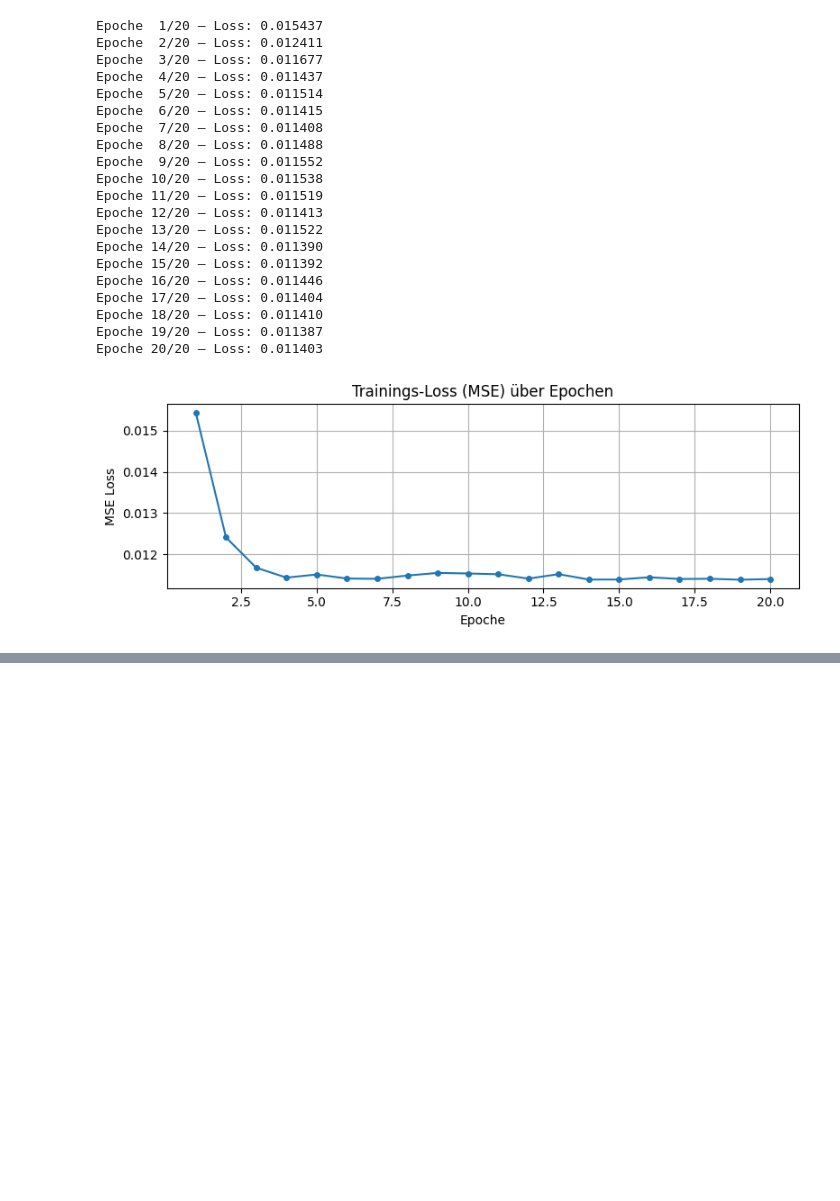
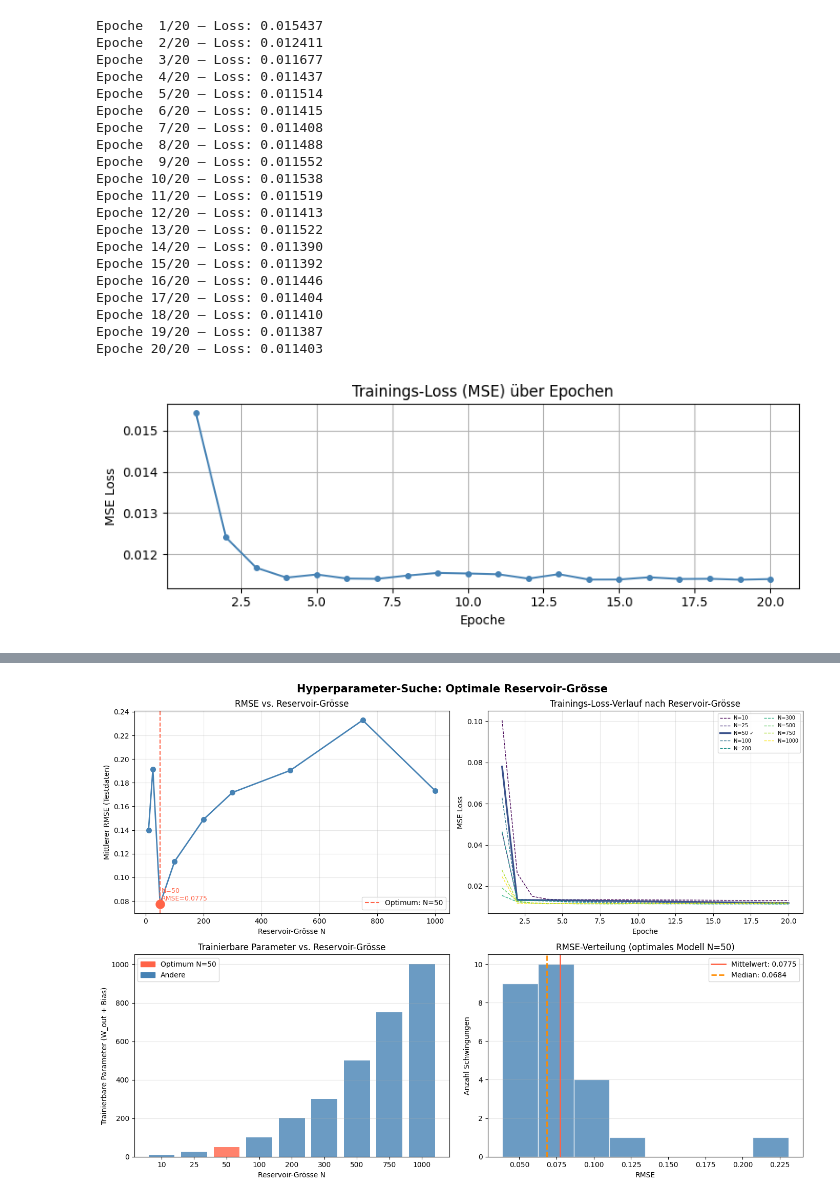
Before and after one commit to RyanMikus/echo_state_network_fs26, a Jupyter notebook: 02ANN_Training.ipynb, the cells around one changed output, grey strips where cells are left out. Saved outputs shown, nothing was run; the diff lists cells and outputs as text; code cells hidden in the pictures; blank space fills up the shorter version.

Commit message:
Hyperparameter optimieren nicht fertig

```diff
--- a/02ANN_Training.ipynb
+++ b/02ANN_Training.ipynb
@@ -325,0 +580,87 @@ Schlechtester RMSE:      0.44536
+# %%
+Ns       = list(results.keys())
+rmses    = [results[n] for n in Ns]
+n_params = [n + 1 for n in Ns]  # W_out: N Gewichte + 1 Bias
+
+best_N    = min(results, key=results.get)
+best_rmse = results[best_N]
+best_idx  = Ns.index(best_N)
+
+fig, axes = plt.subplots(2, 2, figsize=(14, 10))
+fig.suptitle("Hyperparameter-Suche: Optimale Reservoir-Grösse", fontsize=15, fontweight='bold')
+
+# --- Plot 1: RMSE vs N ---
+ax = axes[0, 0]
+ax.plot(Ns, rmses, marker='o', color='steelblue', linewidth=2, markersize=7)
+ax.axvline(best_N, color='tomato', linestyle='--', linewidth=1.5,
+           label=f'Optimum: N={best_N}')
+ax.scatter([best_N], [best_rmse], color='tomato', s=150, zorder=5)
+ax.annotate(f'N={best_N}\nRMSE={best_rmse:.4f}',
+            xy=(best_N, best_rmse),
+            xytext=(best_N * 1.1, best_rmse * 1.04),
+            fontsize=9, color='tomato',
+            arrowprops=dict(arrowstyle='->', color='tomato', lw=1.2))
+ax.set_xlabel('Reservoir-Grösse N')
+ax.set_ylabel('Mittlerer RMSE (Testdaten)')
+ax.set_title('RMSE vs. Reservoir-Grösse')
+ax.legend()
+ax.grid(True, alpha=0.3)
+
+# --- Plot 2: Trainings-Loss-Kurven ---
+ax = axes[0, 1]
+cmap = plt.cm.viridis(np.linspace(0, 1, len(reservoir_sizes)))
+for idx, N in enumerate(reservoir_sizes):
+    lw = 2.5 if N == best_N else 1.0
+    ls = '-'  if N == best_N else '--'
+    label = f'N={N}' + (' ✓' if N == best_N else '')
+    ax.plot(range(1, 21), all_losses[N], color=cmap[idx],
+            linewidth=lw, linestyle=ls, label=label)
+ax.set_xlabel('Epoche')
+ax.set_ylabel('MSE Loss')
+ax.set_title('Trainings-Loss-Verlauf nach Reservoir-Grösse')
+ax.legend(fontsize=7, ncol=2)
+ax.grid(True, alpha=0.3)
+
+# --- Plot 3: Trainierbare Parameter vs N ---
+ax = axes[1, 0]
+colors_bar = ['tomato' if n == best_N else 'steelblue' for n in Ns]
+bars = ax.bar(range(len(Ns)), n_params, color=colors_bar, alpha=0.8)
+ax.set_xticks(range(len(Ns)))
+ax.set_xticklabels([str(n) for n in Ns])
+ax.set_xlabel('Reservoir-Grösse N')
+ax.set_ylabel('Trainierbare Parameter (W_out + Bias)')
+ax.set_title('Trainierbare Parameter vs. Reservoir-Grösse')
+# Legende manuell
+from matplotlib.patches import Patch
+ax.legend(handles=[
+    Patch(color='tomato',    label=f'Optimum N={best_N}'),
+    Patch(color='steelblue', label='Andere')
+])
+ax.grid(True, alpha=0.3, axis='y')
+
+# --- Plot 4: RMSE-Verteilung fuer optimales N ---
+ax = axes[1, 1]
+best_rmse_all = evaluate_model(models[best_N], test_data)
+ax.hist(best_rmse_all, bins=8, color='steelblue', alpha=0.8, edgecolor='white')
+ax.axvline(np.mean(best_rmse_all), color='tomato', linewidth=2,
+           label=f'Mittelwert: {np.mean(best_rmse_all):.4f}')
+ax.axvline(np.median(best_rmse_all), color='darkorange', linewidth=2, linestyle='--',
+           label=f'Median: {np.median(best_rmse_all):.4f}')
+ax.set_xlabel('RMSE')
+ax.set_ylabel('Anzahl Schwingungen')
+ax.set_title(f'RMSE-Verteilung (optimales Modell N={best_N})')
+ax.legend()
+ax.grid(True, alpha=0.3, axis='y')
+
+plt.tight_layout()
+plt.show()
+
+# Zusammenfassungstabelle
+print("\n=== Ergebnistabelle ===")
+print(f"{'N':>6} | {'RMSE':>10} | {'Parameter':>10}")
+print("-" * 33)
+for N in Ns:
+    marker = " <- BEST" if N == best_N else ""
+    print(f"{N:>6} | {results[N]:>10.5f} | {N+1:>10}{marker}")
+# %% [output]
+[figure, added]
```
Also changed, not shown: parts of 15 cells of this notebook.
